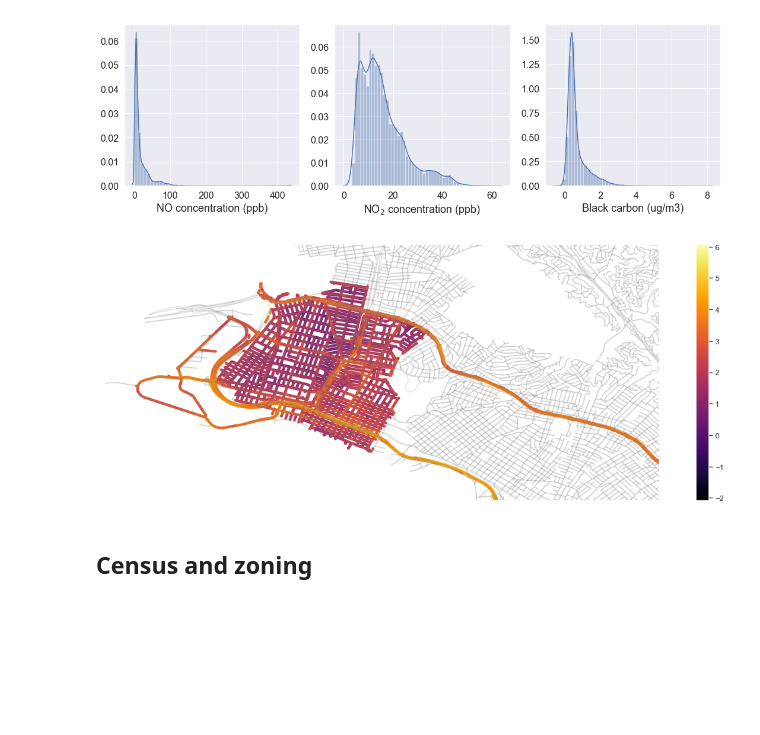
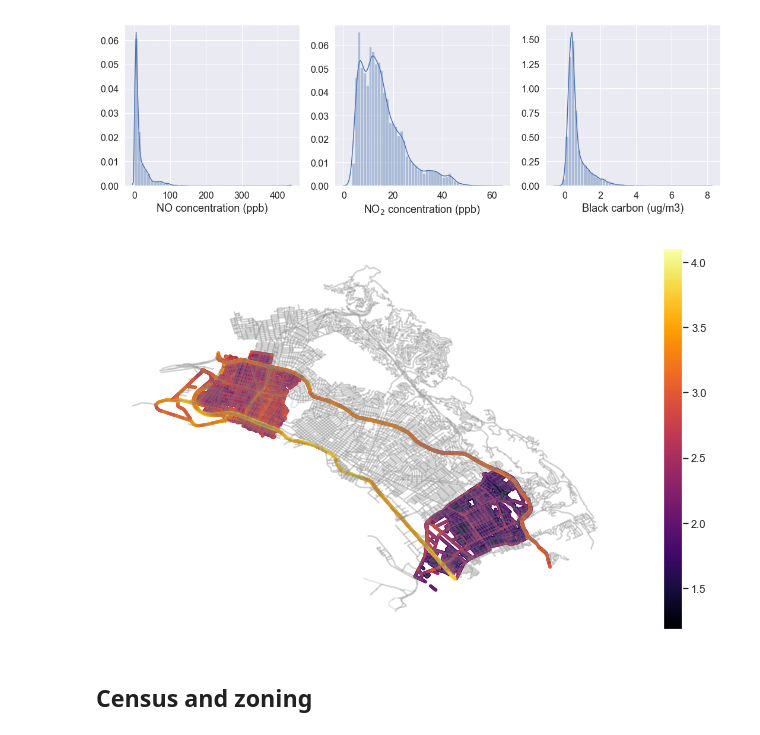
Before and after one commit to samdchamberlain/HealthyHomes_Insight, a Jupyter notebook: Pollutant_model.ipynb, the cells around one changed output. Saved outputs shown, nothing was run; the diff lists cells and outputs as text; code cells hidden in the pictures; blank space fills up the shorter version.

```diff
--- a/Pollutant_model.ipynb
+++ b/Pollutant_model.ipynb
@@ -179,19 +179,19 @@ fig.savefig('distributions.png', format='png', dpi=300)
 [figure]
 # %%
 ## Plot EDF data with roads
-fig, ax = plt.subplots(1, figsize=(20,7))
+fig, ax = plt.subplots(1, figsize=(15,7))
 base = edges.plot(ax=ax, color='gray', alpha=0.2)
-plt.scatter(EDF_points.Longitude, EDF_points.Latitude, s=10, c=np.log(EDF_points['NO']), cmap='inferno')
+plt.scatter(EDF_points.Longitude, EDF_points.Latitude, s=5, c=np.log(EDF_points['NO2']), cmap='inferno')
 plt.colorbar()
 #ax.set_xlim(-122.31, -122.20); ax.set_ylim(37.77, 37.86)
-ax.set_xlim(-122.33, -122.20); ax.set_ylim(37.78, 37.84)
+#ax.set_xlim(-122.33, -122.20); ax.set_ylim(37.78, 37.84)
 ax.grid(False)
 ax.set_facecolor('xkcd:white')
 ax.xaxis.set_ticklabels([])
 ax.yaxis.set_ticklabels([]);
-fig.savefig('map.png', format='png', dpi=300)
+fig.savefig('map.png', format='png', dpi=400)
 # %% [output]
-[figure, old version]
+[figure, new version]
 # %% [markdown]
 ## Census and zoning
 # %%
```
Also changed, not shown: parts of 30 cells of this notebook, 1 other file.
